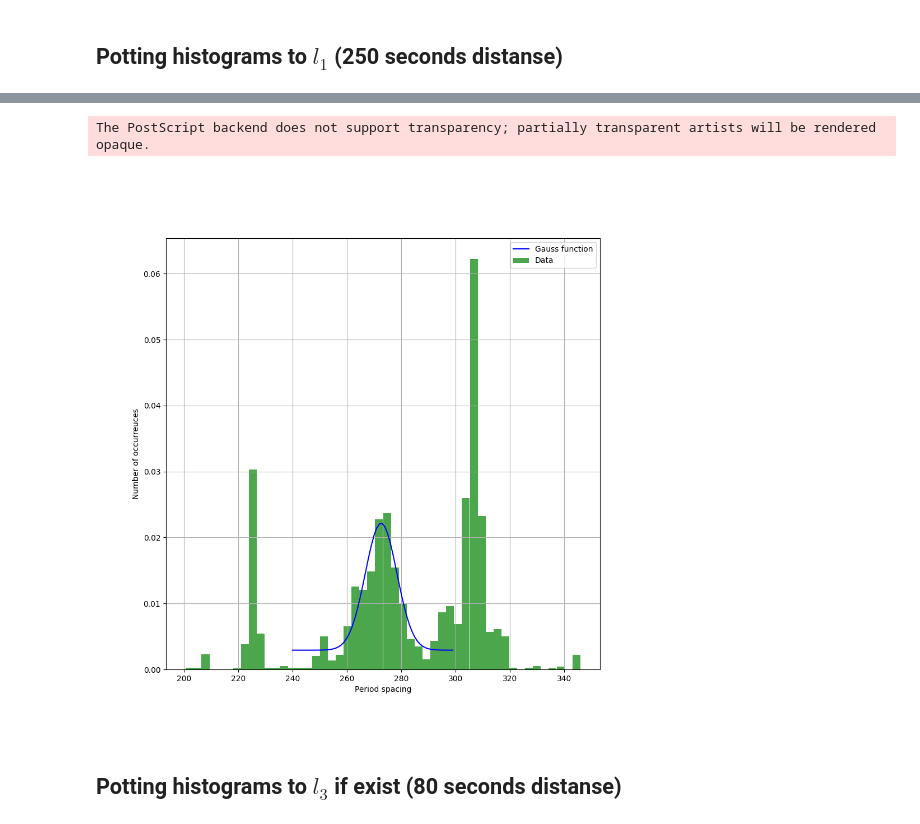
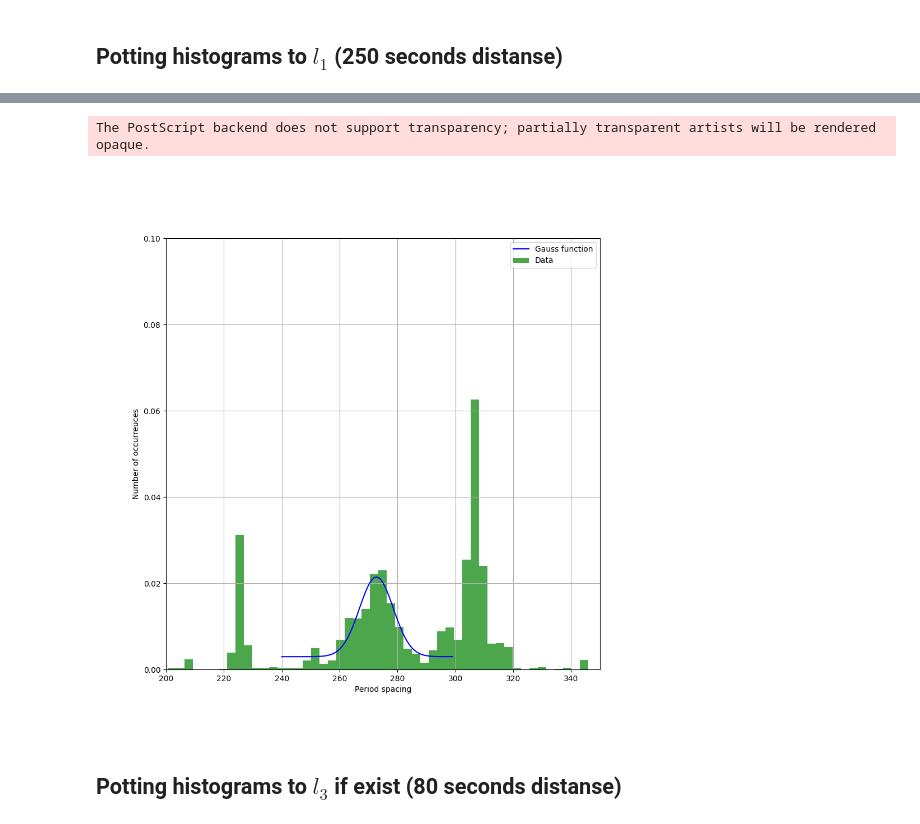
Before and after one commit to RadekKlucz/identification-of-sdBV-star-pulsed-modes, a Jupyter notebook: main/main.ipynb, the cells around one changed output, grey strips where cells are left out. Saved outputs shown, nothing was run; the diff lists cells and outputs as text; code cells hidden in the pictures.

```diff
--- a/main/main.ipynb
+++ b/main/main.ipynb
@@ -138,15 +135,17 @@ x0_2, sigma_2
 # %%
 figure_5 = plt.figure(figsize=(10, 10)) #plotting result
 axis_5 = figure_5.subplots()
 axis_5.hist(limiting_data_2, bins=50, density=1, alpha=0.7, facecolor='green')
 axis_5.plot(xfit_2, yfit_2, color='blue')
 axis_5.set(xlabel='Period spacing', ylabel='Number of occurreuces', title=None)
+axis_5.set_xlim(200, 350)
+axis_5.set_ylim(0, 0.1)
 axis_5.grid()
 axis_5.legend(labels=['Gauss function', 'Data'])
-plt.savefig('histogram_l1_gauss.eps', format='eps')
+plt.savefig('./output/histogram_l1_gauss.eps', format='eps')
 # %% [output]
 The PostScript backend does not support transparency; partially transparent artists will be rendered opaque.
-[figure, old version]
+[figure, new version]
 # %% [markdown]
 ## Potting histograms to $l_3$ if exist (80 seconds distanse)
 # %%
```
Also changed, not shown: parts of 28 cells of this notebook, 14 other files.
